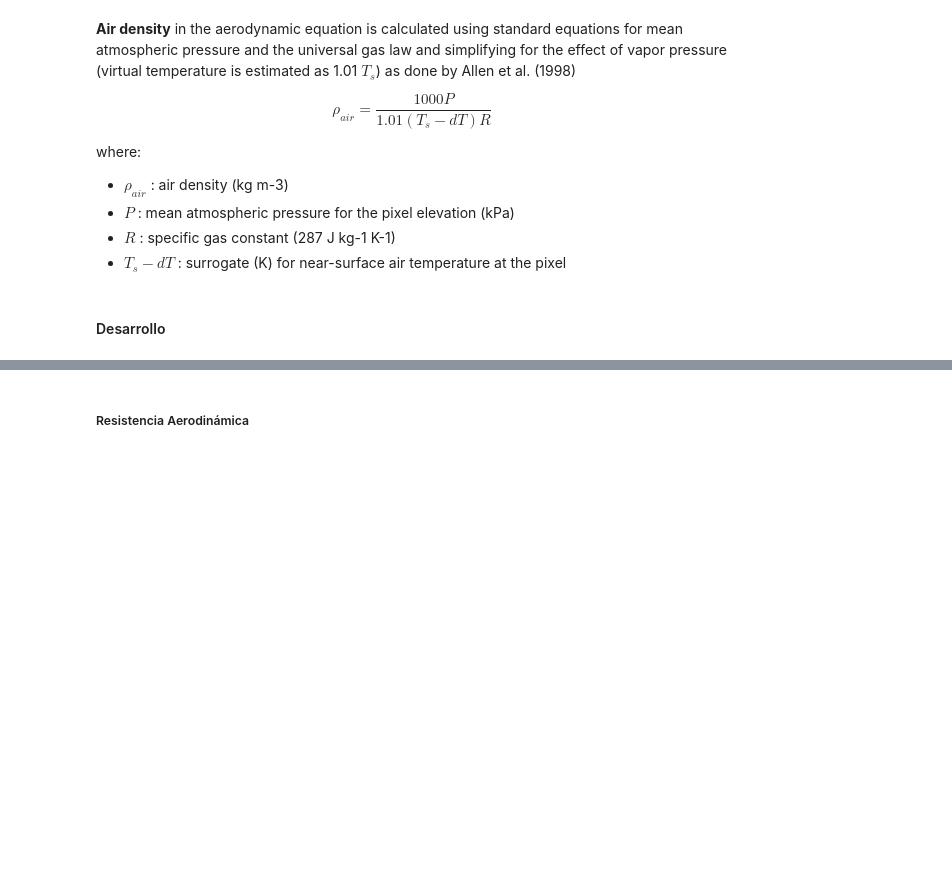
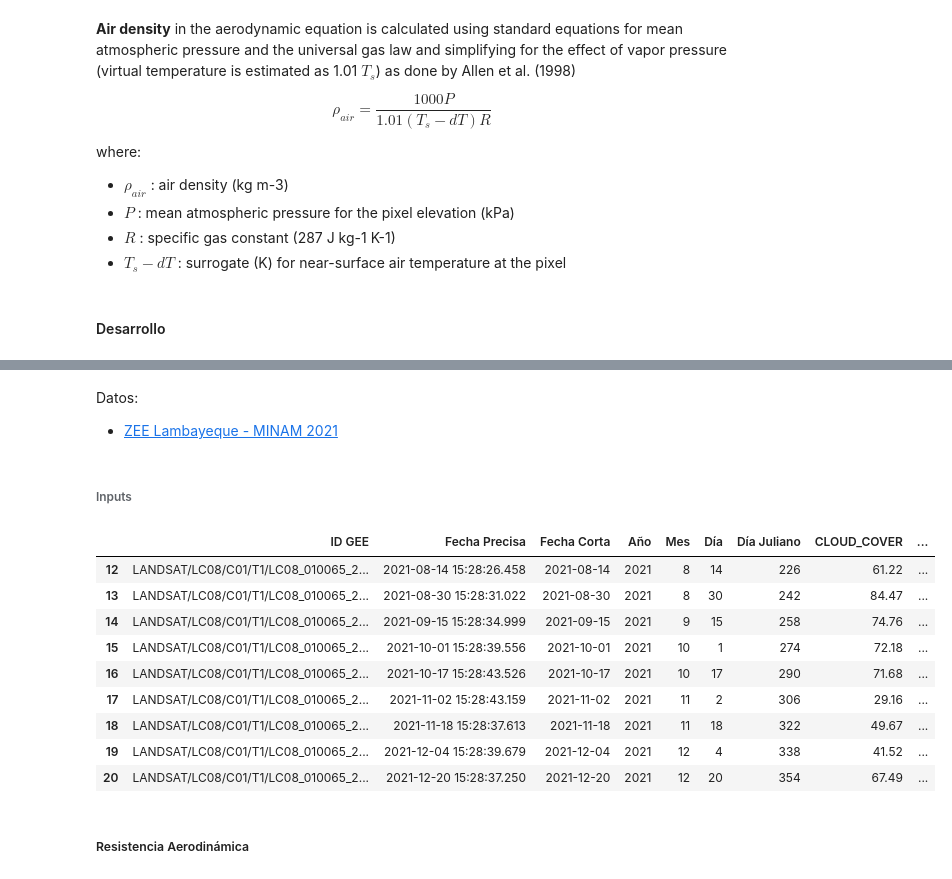
Before and after one commit to vilcagamarracf/Inv_arroz_METRIC, a Jupyter notebook: notebooks/2_Balance_de_Energía_Superficial_Modelo_METRIC.ipynb, the cells around one changed output, grey strips where cells are left out. Cells and saved outputs as stored; diff of their text form; code cells hidden in the pictures; blank space fills up the shorter version.

```diff
--- a/notebooks/2_Balance_de_Energía_Superficial_Modelo_METRIC.ipynb
+++ b/notebooks/2_Balance_de_Energía_Superficial_Modelo_METRIC.ipynb
@@ -985,0 +1000,3 @@ where:
+# %% [markdown]
+Datos:
+- [ZEE Lambayeque - MINAM 2021](https://geoservidor.minam.gob.pe/zee-aprobadas/lambayeque/)
@@ -985,0 +1018,2 @@ where:
+# %% [markdown]
+###### Inputs
@@ -986 +1025,17 @@ where:
+# %%
+# Cargar reporte de imágenes satelitales con id
+ruta_reportel8 = 'https://raw.githubusercontent.com/vilcagamarracf/Inv_arroz_METRIC/main/files/reporteL8_RAW_2021.csv'
+df_reportel8 = pd.read_csv(ruta_reportel8)
+df_reportel8[df_reportel8['Mes']>7] # Visualizar solamente imágenes de agosto en adelante
+# %% [output]
+|  | ID GEE | Fecha Precisa | Fecha Corta | Año | Mes | Día | Día Juliano | CLOUD_COVER | ... |
+| 12 | LANDSAT/LC08/C01/T1/LC08_010065_2... | 2021-08-14 15:28:26.458 | 2021-08-14 | 2021 | 8 | 14 | 226 | 61.22 | ... |
+| 13 | LANDSAT/LC08/C01/T1/LC08_010065_2... | 2021-08-30 15:28:31.022 | 2021-08-30 | 2021 | 8 | 30 | 242 | 84.47 | ... |
+| 14 | LANDSAT/LC08/C01/T1/LC08_010065_2... | 2021-09-15 15:28:34.999 | 2021-09-15 | 2021 | 9 | 15 | 258 | 74.76 | ... |
+| 15 | LANDSAT/LC08/C01/T1/LC08_010065_2... | 2021-10-01 15:28:39.556 | 2021-10-01 | 2021 | 10 | 1 | 274 | 72.18 | ... |
+| 16 | LANDSAT/LC08/C01/T1/LC08_010065_2... | 2021-10-17 15:28:43.526 | 2021-10-17 | 2021 | 10 | 17 | 290 | 71.68 | ... |
+| 17 | LANDSAT/LC08/C01/T1/LC08_010065_2... | 2021-11-02 15:28:43.159 | 2021-11-02 | 2021 | 11 | 2 | 306 | 29.16 | ... |
+| 18 | LANDSAT/LC08/C01/T1/LC08_010065_2... | 2021-11-18 15:28:37.613 | 2021-11-18 | 2021 | 11 | 18 | 322 | 49.67 | ... |
+| 19 | LANDSAT/LC08/C01/T1/LC08_010065_2... | 2021-12-04 15:28:39.679 | 2021-12-04 | 2021 | 12 | 4 | 338 | 41.52 | ... |
+| 20 | LANDSAT/LC08/C01/T1/LC08_010065_2... | 2021-12-20 15:28:37.250 | 2021-12-20 | 2021 | 12 | 20 | 354 | 67.49 | ... |
 # %%
```
Also changed, not shown: parts of 38 cells of this notebook.
